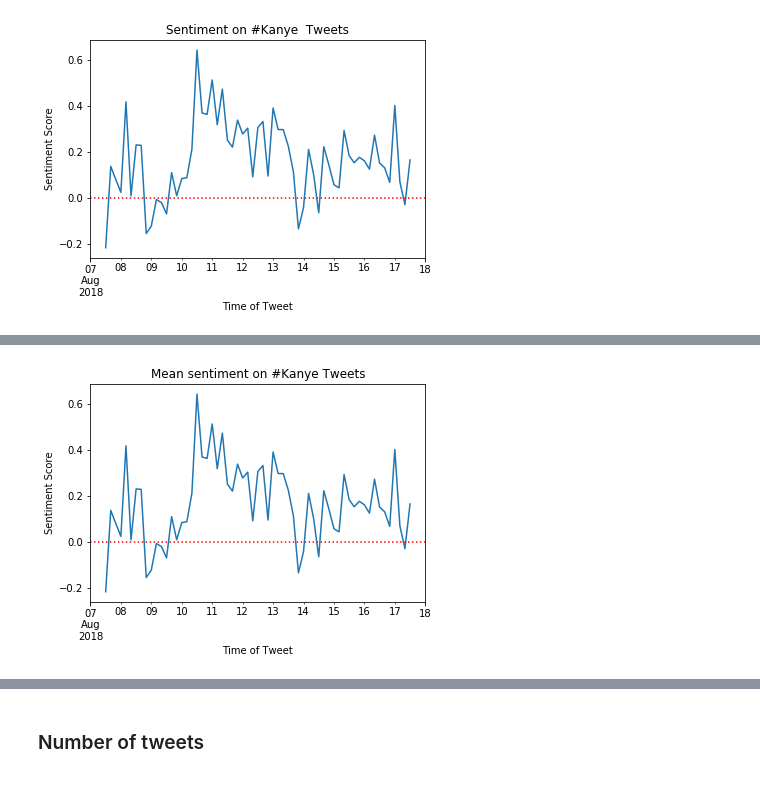
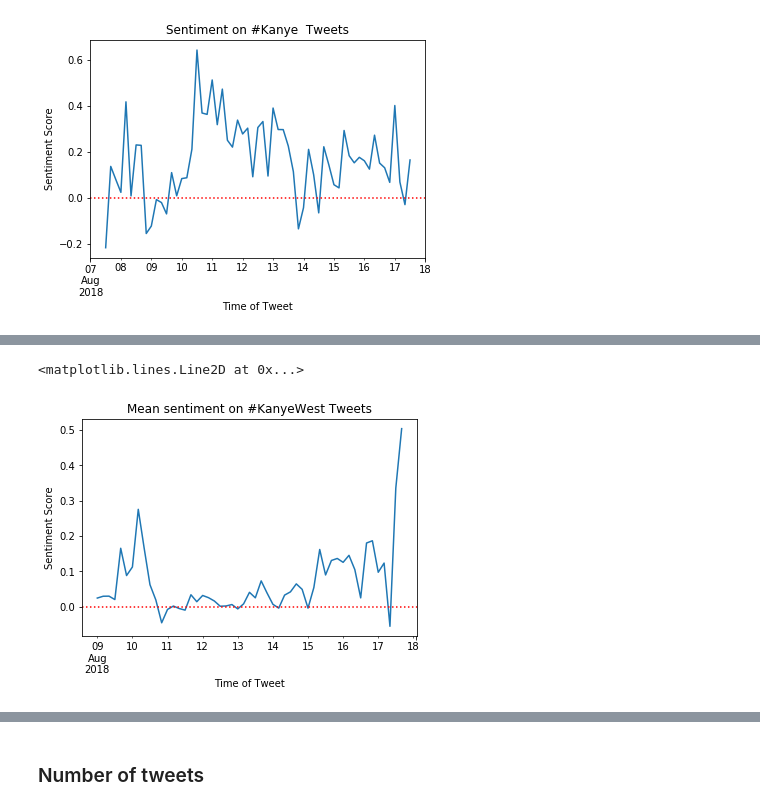
Before and after one commit to SilasNeptune/Sentiment-Analysis, a Jupyter notebook: Analysis.ipynb, the cells around one changed output, grey strips where cells are left out. Cells and saved outputs as stored; diff of their text form; code cells hidden in the pictures.

```diff
--- a/Analysis.ipynb
+++ b/Analysis.ipynb
@@ -26,8 +26,8 @@ display(kanye.tail())
 | 3690 | 1026835983973711872 | Fitz said he face timed husband K... | 2018-08-07 14:22:30 | 0 | 0 | Instagram | United Kingdom | 39082359 | ... |
 | 3691 | 1026834754111516673 | We finally get to the long awaite... | 2018-08-07 14:17:37 | 1 | 0 | Justasample | NaN | 937978469207695362 | ... |
 # %%
-kanyewest = pd.read_csv('west.csv')
-kanyewest = kanyewest.iloc[:,1:]
-display(kanyewest.head())
+kanyewest = pd.read_csv('allwest.csv')
+kanyewest = kanyewest.iloc[:,2:]
+display(kanyewest.tail())
 # %% [output]
 |  | id | text | created_at | retweet_count | favorite_count | source | country | user_id | ... |
@@ -118,5 +145,6 @@ display(kanye)
 # %%
 kanyewest.set_index('id')
+kanyewest['text'] = kanyewest['text'].astype(str)
 score = []
 
 for index, row in kanyewest.iterrows():
@@ -127,5 +155,7 @@ for index, row in kanyewest.iterrows():
 
 print(len(score))
 kanyewest['score'] = score
+kanyewest.set_index('created_at', inplace=True)
+kanyewest.index = pd.to_datetime(kanyewest.index, errors='coerce')
 display(kanyewest)
 # %% [output]
@@ -389,11 +425,3 @@ allkanye['score'] = pd.to_numeric(allkanye['score'])
-# %%
-kanye['score'] = pd.to_numeric(kanye['score'])
-kanye.set_index('created_at', inplace=True)
-kanye.index = pd.to_datetime(kanye.index)
-
-kanyewest['score'] = pd.to_numeric(kanyewest['score'])
-kanyewest.set_index('created_at', inplace=True)
-kanyewest.index = pd.to_datetime(kanyewest.index)
 # %%
 hourly = kanye.resample("4H").mean()
 print(hourly.head())
@@ -454,9 +499,10 @@ created_at
 # %%
-hkanye = kanye.resample("4H").mean()
-hkanye['score'].plot()
+hwest = kanyewest.resample("4H").mean()
+print(hwest.head())
+hwest['score'].plot()
 plt.xlabel('Time of Tweet')
 plt.ylabel('Sentiment Score')
-plt.title("Mean sentiment on #Kanye Tweets")
+plt.title("Mean sentiment on #KanyeWest Tweets")
 
 plt.axhline(y=0, color = 'red', linestyle = ':')
 # %% [output]
@@ -464 +524,2 @@ plt.axhline(y=0, color = 'red', linestyle = ':')
+<matplotlib.lines.Line2D at 0x...>
-[figure, old version]
+[figure, new version]
```
Also changed, not shown: parts of 59 cells of this notebook.
